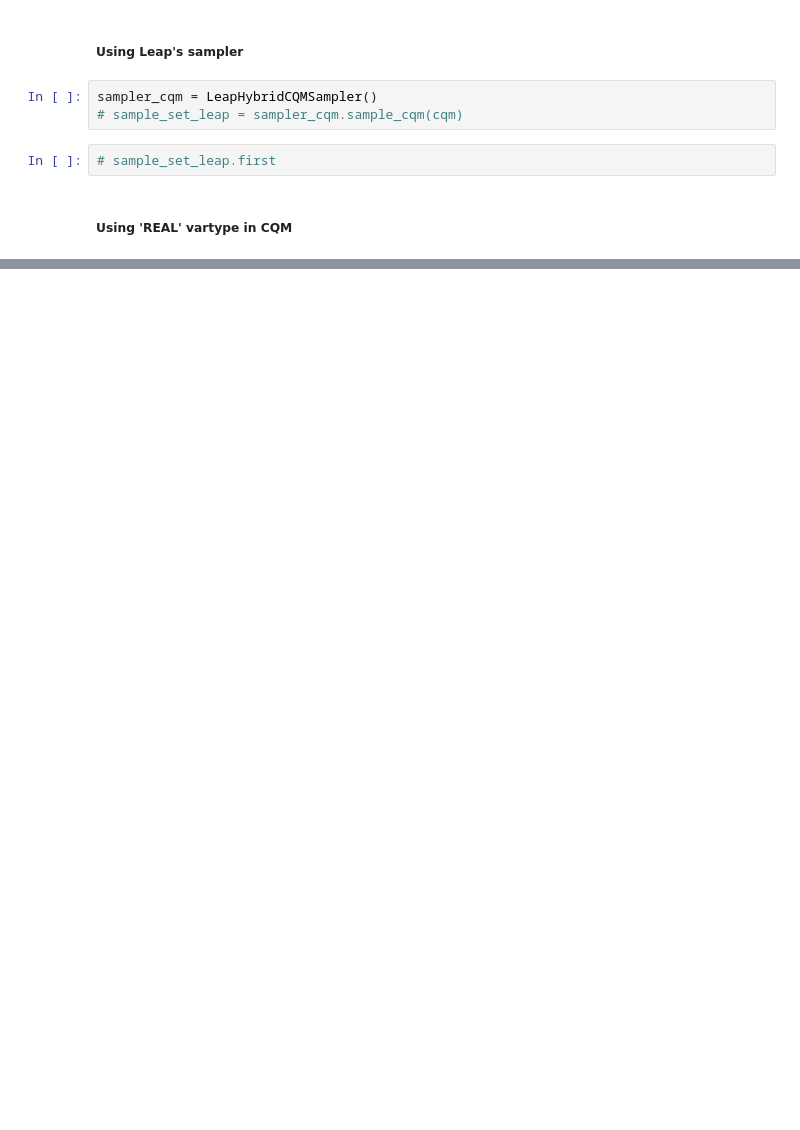
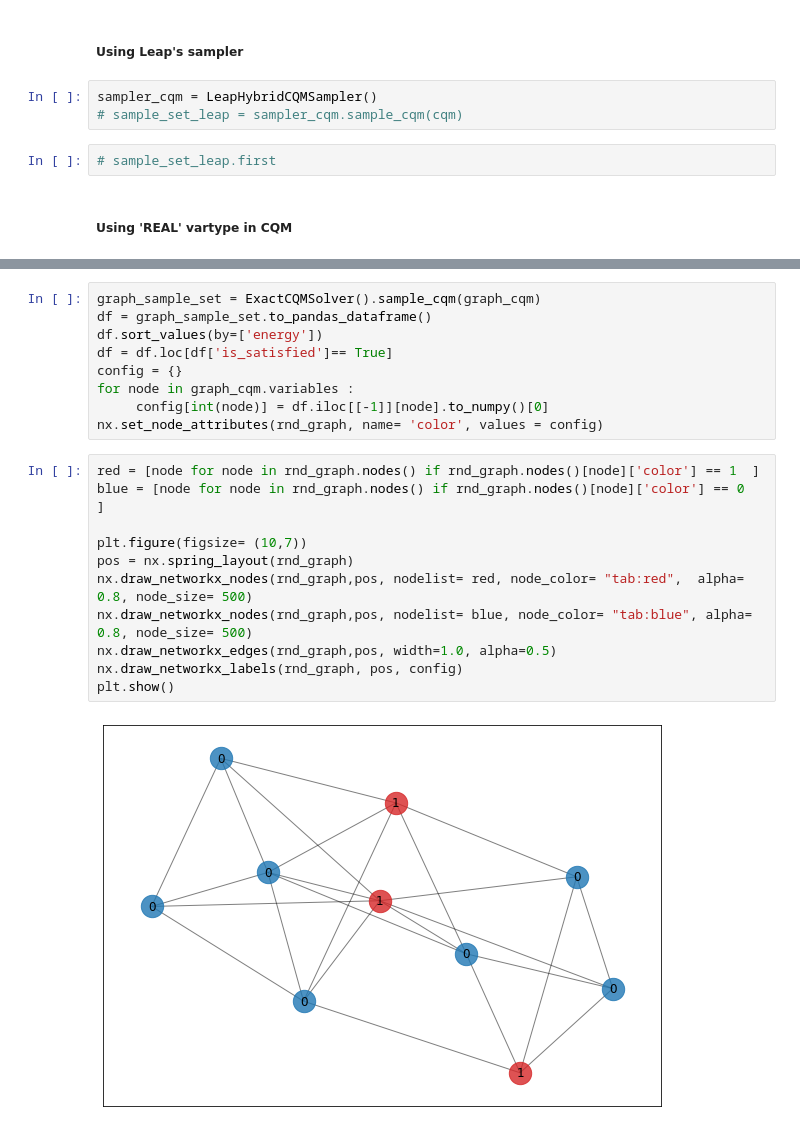
Before and after one commit to speQtrum/QulabsWorkspace-Rajarshi, a Jupyter notebook: DWave_tut/Dwave_tut_CQM.ipynb, the cells around one changed output, grey strips where cells are left out. Cells and saved outputs as stored; diff of their text form; blank space fills up the shorter version.

```diff
--- a/DWave_tut/Dwave_tut_CQM.ipynb
+++ b/DWave_tut/Dwave_tut_CQM.ipynb
@@ -166,0 +217,22 @@ Variables(['FB', 'MSFT', 'AAPL', 'IBM', 'GOOGL', 'TSLA', 'AMZN', 'JPC', 'FB_r',
+# %%
+graph_sample_set = ExactCQMSolver().sample_cqm(graph_cqm)
+df = graph_sample_set.to_pandas_dataframe()
+df.sort_values(by=['energy'])
+df = df.loc[df['is_satisfied']== True]
+config = {}
+for node in graph_cqm.variables :
+     config[int(node)] = df.iloc[[-1]][node].to_numpy()[0]
+nx.set_node_attributes(rnd_graph, name= 'color', values = config)
+# %%
+red = [node for node in rnd_graph.nodes() if rnd_graph.nodes()[node]['color'] == 1  ]
+blue = [node for node in rnd_graph.nodes() if rnd_graph.nodes()[node]['color'] == 0  ]
+
+plt.figure(figsize= (10,7))
+pos = nx.spring_layout(rnd_graph)
+nx.draw_networkx_nodes(rnd_graph,pos, nodelist= red, node_color= "tab:red",  alpha= 0.8, node_size= 500)
+nx.draw_networkx_nodes(rnd_graph,pos, nodelist= blue, node_color= "tab:blue", alpha= 0.8, node_size= 500)
+nx.draw_networkx_edges(rnd_graph,pos, width=1.0, alpha=0.5)
+nx.draw_networkx_labels(rnd_graph, pos, config)
+plt.show()
+# %% [output]
+[figure, added]
```
Also changed, not shown: parts of 44 cells of this notebook, 1 other file.
